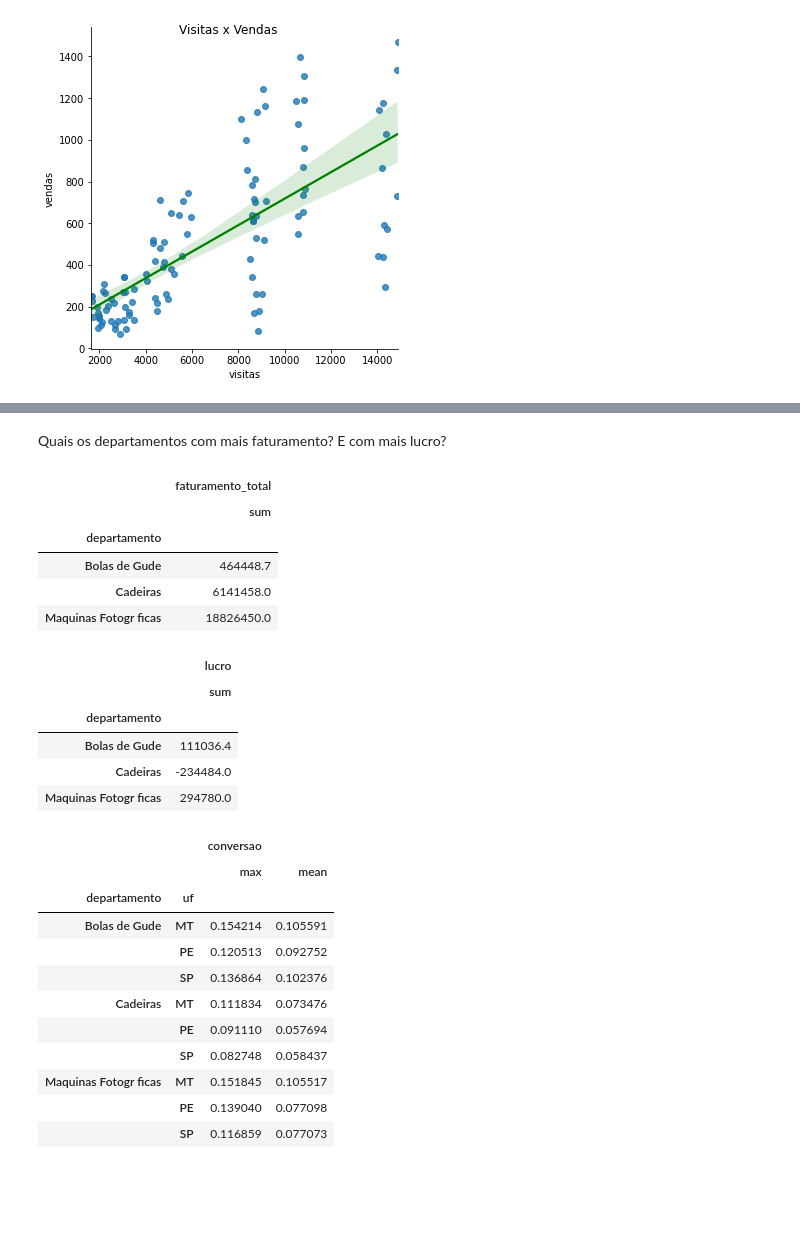
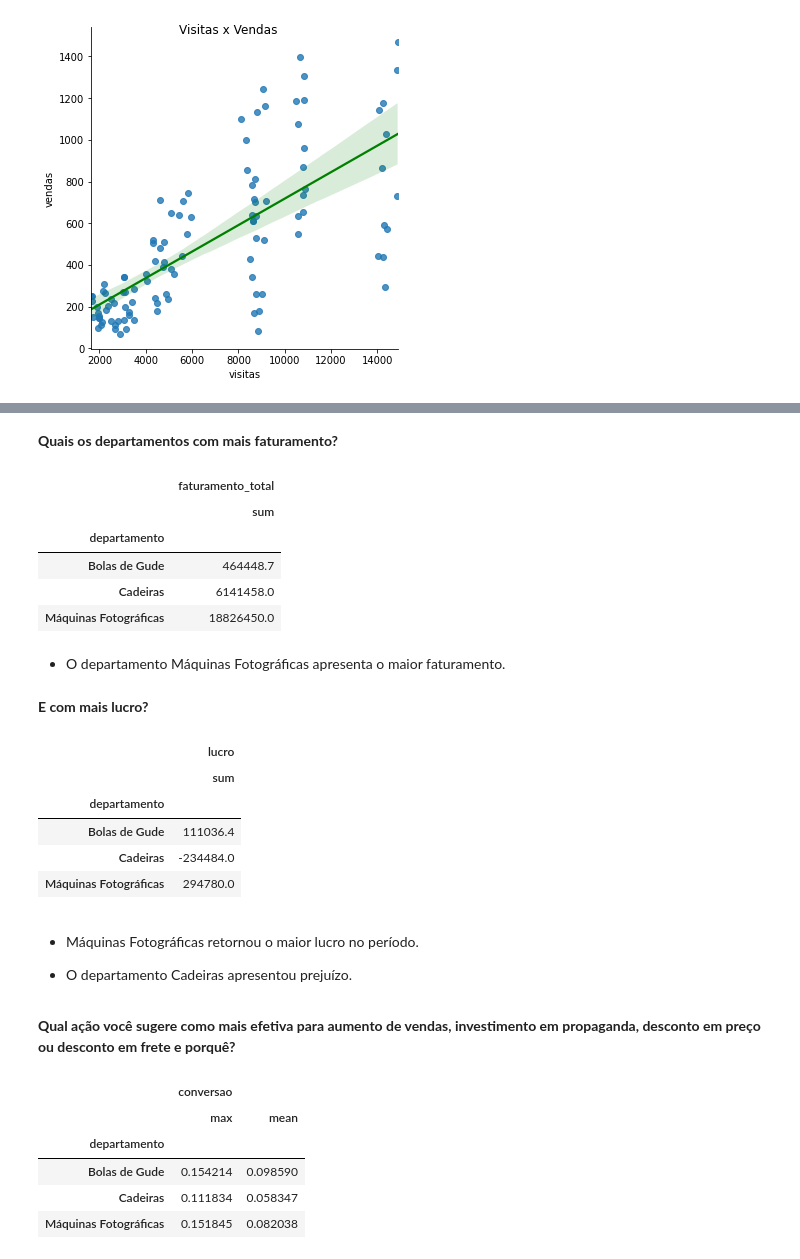
Before and after one commit to pathilink/B2W_data, a Jupyter notebook: B2W_report.ipynb, the cells around one changed output, grey strips where cells are left out. Drawn from its saved outputs; the diff is of its cells as text; code cells hidden in the pictures; blank space fills up the shorter version.

```diff
--- a/B2W_report.ipynb
+++ b/B2W_report.ipynb
@@ -97,7 +105,7 @@ memory usage: 11.1+ KB
 * Não há valores nulos.
 # %%
 # correct typo
-df.loc[df['departamento'] == 'Maquinas Fotogr\xa0ficas', 'departamento'] = 'Maquinas Fotograficas'
+df.loc[df['departamento'] == 'Maquinas Fotogr\xa0ficas', 'departamento'] = 'Máquinas Fotográficas'
 # %%
 print(f"Os dados referem-se aos:")
 print(f"- meses: {df['mes'].unique().tolist()}.")
@@ -337,5 +349,5 @@ plt.tight_layout()
 # %% [markdown]
-Quais os departamentos com mais faturamento? E com mais lucro?
+**Quais os departamentos com mais faturamento?**
 # %%
 df_.groupby('departamento').agg({'faturamento_total': ['sum']})
 # %% [output]
@@ -344,7 +356,11 @@ df_.groupby('departamento').agg({'faturamento_total': ['sum']})
 | departamento |  |
 | Bolas de Gude | 464448.7 |
 | Cadeiras | 6141458.0 |
-| Maquinas Fotogr ficas | 18826450.0 |
+| Máquinas Fotográficas | 18826450.0 |
+# %% [markdown]
+* O departamento Máquinas Fotográficas apresenta o maior faturamento.
+# %% [markdown]
+**E com mais lucro?**
 # %%
 df_.groupby('departamento').agg({'lucro': ['sum']})
 # %% [output]
@@ -353,19 +369,19 @@ df_.groupby('departamento').agg({'lucro': ['sum']})
 | departamento |  |
 | Bolas de Gude | 111036.4 |
 | Cadeiras | -234484.0 |
-| Maquinas Fotogr ficas | 294780.0 |
+| Máquinas Fotográficas | 294780.0 |
+# %% [markdown]
+* Máquinas Fotográficas retornou o maior lucro no período.
+
+* O departamento Cadeiras apresentou prejuízo.
+# %% [markdown]
+**Qual ação você sugere como mais efetiva para aumento de vendas, investimento em propaganda, desconto em preço ou desconto em frete e porquê?**
 # %%
-df_.groupby(['departamento','uf']).agg({'conversao': ['max','mean']})
+df_.groupby(['departamento']).agg({'conversao': ['max','mean']})
 # %% [output]
-|  |  | conversao |  |
-|  |  | max | mean |
-| departamento | uf |  |  |
-| Bolas de Gude | MT | 0.154214 | 0.105591 |
-|  | PE | 0.120513 | 0.092752 |
-|  | SP | 0.136864 | 0.102376 |
-| Cadeiras | MT | 0.111834 | 0.073476 |
-|  | PE | 0.091110 | 0.057694 |
-|  | SP | 0.082748 | 0.058437 |
-| Maquinas Fotogr ficas | MT | 0.151845 | 0.105517 |
-|  | PE | 0.139040 | 0.077098 |
-|  | SP | 0.116859 | 0.077073 |
+|  | conversao |  |
+|  | max | mean |
+| departamento |  |  |
+| Bolas de Gude | 0.154214 | 0.098590 |
+| Cadeiras | 0.111834 | 0.058347 |
+| Máquinas Fotográficas | 0.151845 | 0.082038 |
```
Also changed, not shown: parts of 67 cells of this notebook.
